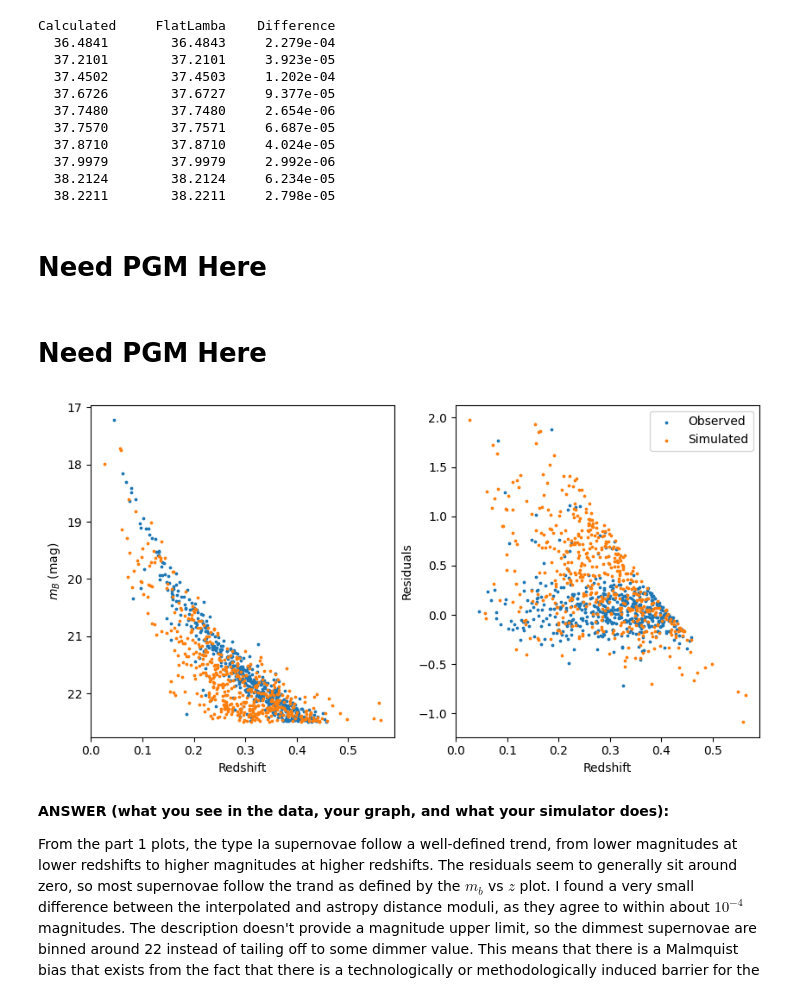
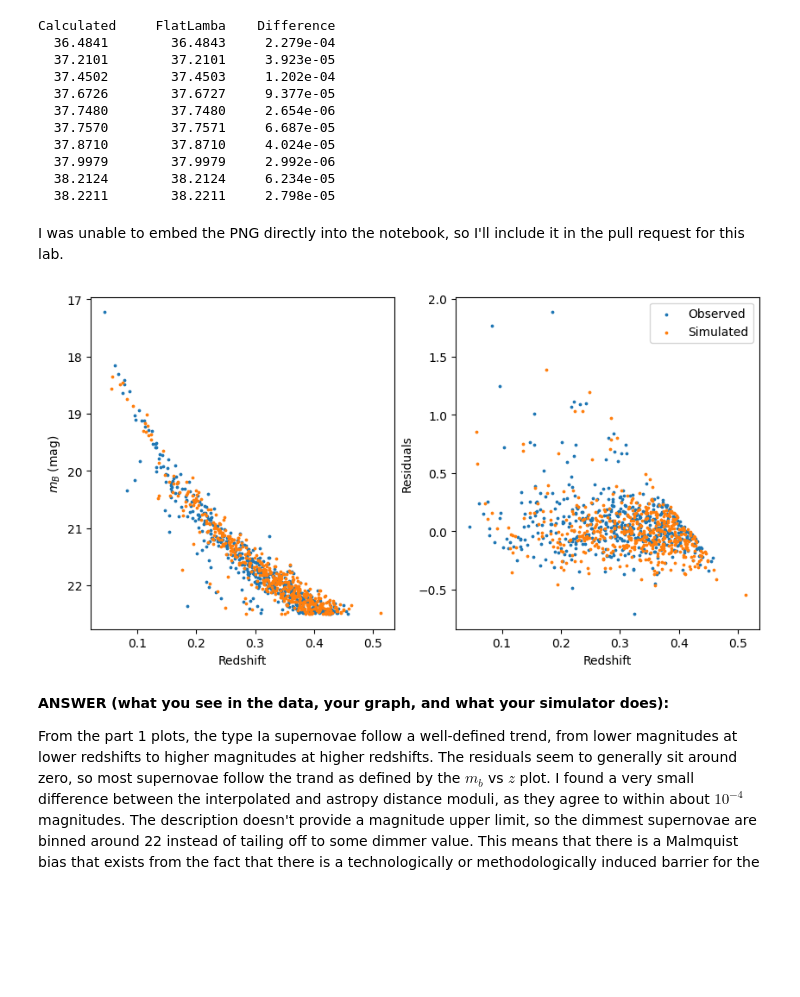
Before and after one commit to andrewtsteves/ast457_2026_Fall, a Jupyter notebook: submissions/asteves2/lab09.ipynb, the cells around one changed output. Saved outputs shown, nothing was run; the diff lists cells and outputs as text; code cells hidden in the pictures; blank space fills up the shorter version.

Commit message:
Completed Lab09, PNG also included here.

```diff
--- a/submissions/asteves2/lab09.ipynb
+++ b/submissions/asteves2/lab09.ipynb
@@ -109,10 +109,8 @@ Calculated     FlatLamba    Difference
   37.9979        37.9979     2.992e-06
   38.2124        38.2124     6.234e-05
   38.2211        38.2211     2.798e-05
-# %% [markdown]
-# Need PGM Here
-# %% [markdown]
-# Need PGM Here
+# %% [markdown]
+I was unable to embed the PNG directly into the notebook, so I'll include it in the pull request for this lab.
 # %%
 M_lim = 22.5
 
@@ -127,7 +125,7 @@ def simulate(f, Omega, rng, n_keep = 500, batch = 3000):
         z_s = (a**3 + u * (b**3 - a**3))**(1/3)
 
         T = rng.random(batch) < f
-        M = np.where(T, rng.normal(-19.3, 0.12, batch), rng.normal(-18.5, 0.5, batch))
+        M = np.where(T, rng.normal(-18.5, 0.5, batch), rng.normal(-19.3, 0.12, batch))
         m_s = M + mu(z_s, Omega) + rng.normal(0, 0.1, batch)
 
         I = m_s <= M_lim
@@ -139,31 +137,31 @@ def simulate(f, Omega, rng, n_keep = 500, batch = 3000):
 
     z_s = np.concatenate(z_out)[: n_keep]
     m_s = np.concatenate(m_out)[: n_keep]
-    T = np.concatenate(t_out)[: n_keep]
+    T_s = np.concatenate(t_out)[: n_keep]
 
-    return z_s, m_s
+    return z_s, m_s ,T_s
 # %%
-z_sim, m_sim = simulate(0.1, 0.3, rng = np.random.default_rng(42))
+z_sim, m_sim, T_sim = simulate(0.1, 0.3, rng = np.random.default_rng(42))
 
 resid_sim = (m_sim + 19.30) - mu(z_sim, 0.3)
 
 fig, ax = plt.subplots(nrows = 1, ncols = 2, figsize = (10, 5))
 ax[0].scatter(z, m, s = 3, label = 'Observed')
 ax[0].scatter(z_sim, m_sim, s = 3, label = 'Simulated')
 ax[0].set_xlabel('Redshift')
 ax[0].set_ylabel(r'$m_B$ (mag)')
 ax[0].yaxis.set_inverted(True)
 
 
 ax[1].scatter(z, resid, s = 3, label = 'Observed')
 ax[1].scatter(z_sim, resid_sim, s = 3, label = 'Simulated')
 ax[1].set_xlabel('Redshift')
 ax[1].set_ylabel(r'Residuals')
 ax[1].legend()
 
 plt.show()
 # %% [output]
-[figure, old version]
+[figure, new version]
 # %% [markdown]
 **ANSWER (what you see in the data, your graph, and what your simulator does):**
 
```
Also changed, not shown: parts of 9 cells of this notebook, 1 other file.
